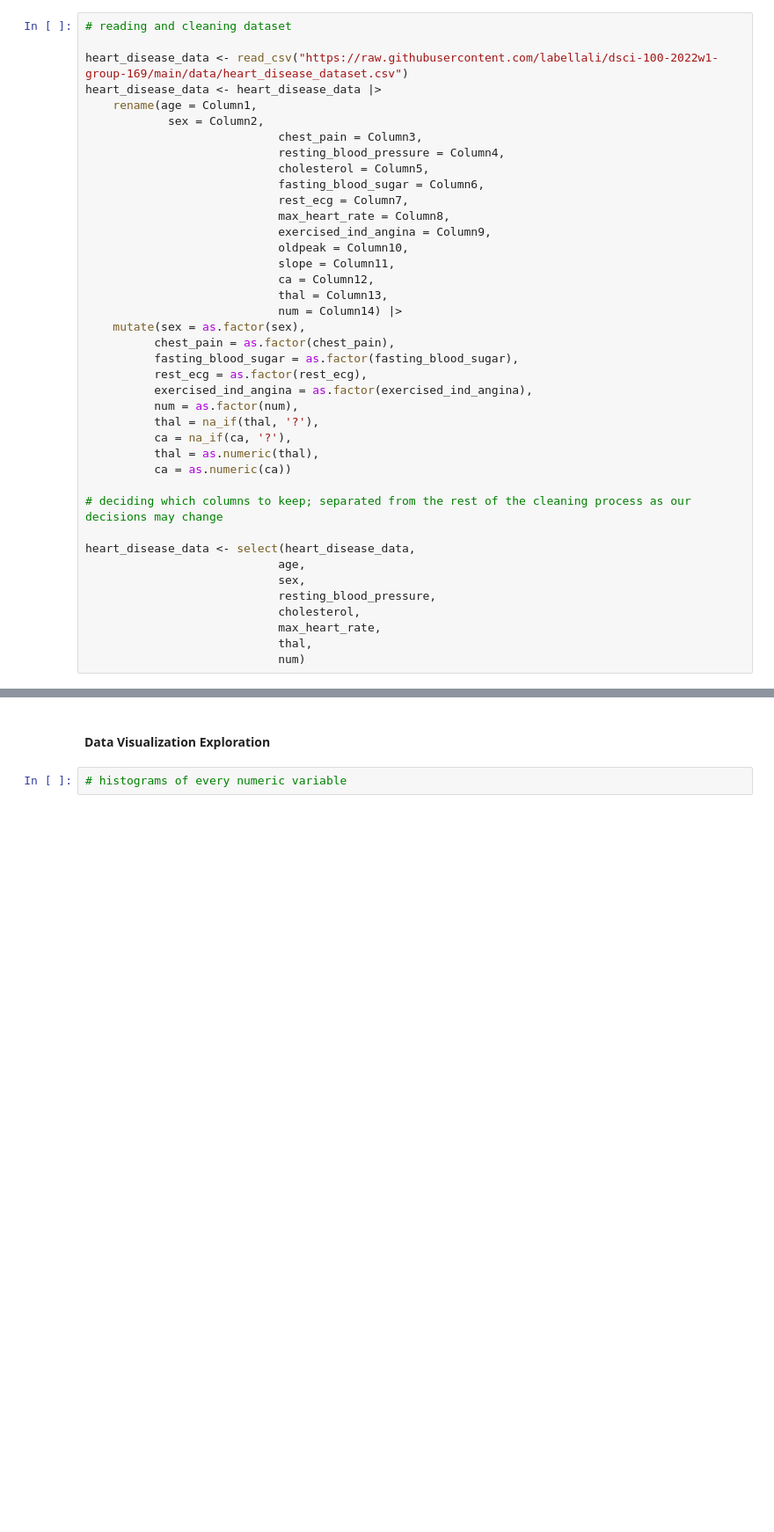
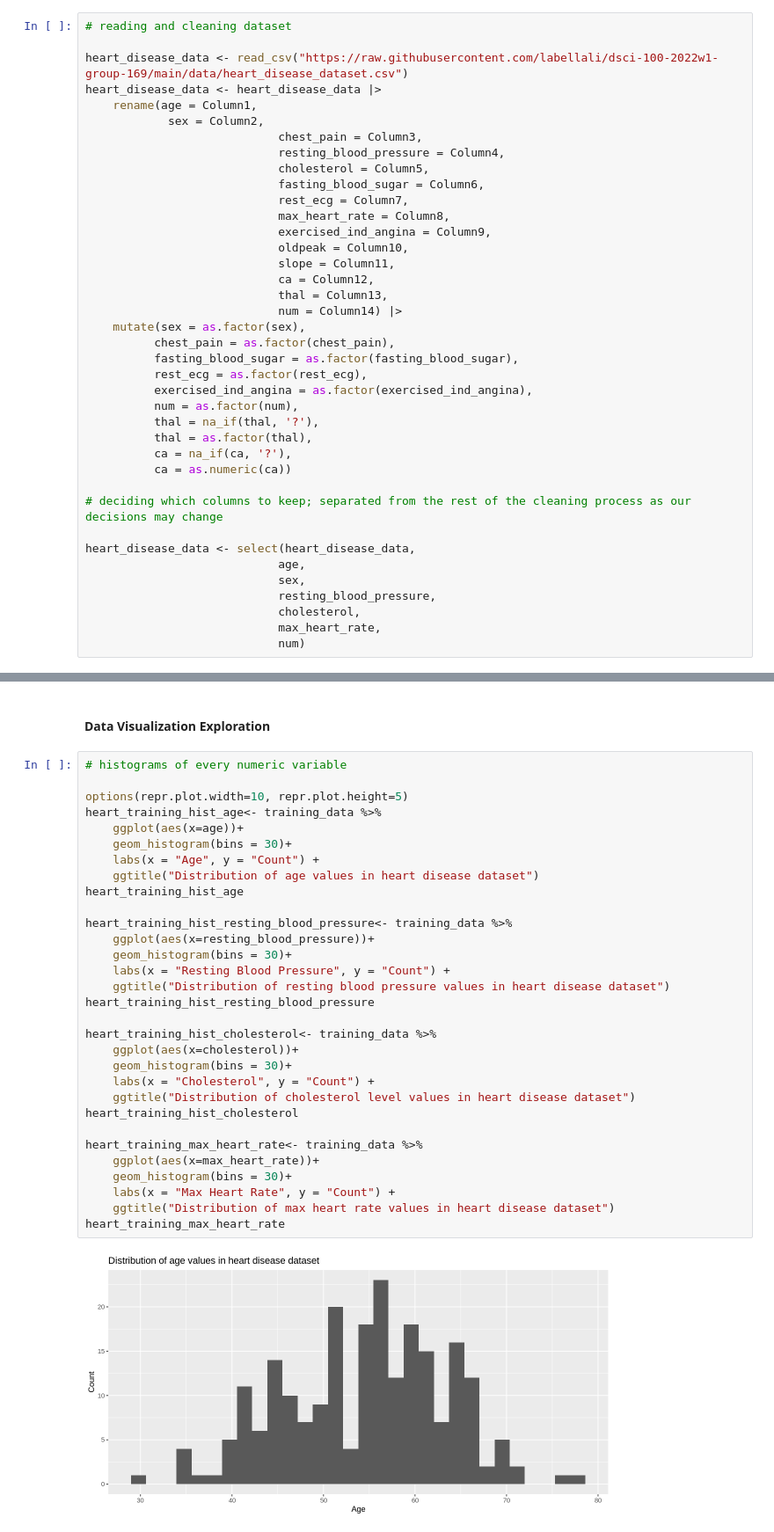
Before and after one commit to Yusen121/heart_disease_simple, a Jupyter notebook: data/group_project_proposal.ipynb, the cells around one changed output, grey strips where cells are left out. Shown at 88% size. Saved outputs shown, nothing was run; the diff lists cells and outputs as text; blank space fills up the shorter version.

```diff
--- a/data/group_project_proposal.ipynb
+++ b/data/group_project_proposal.ipynb
@@ -79,8 +79,8 @@ heart_disease_data <- heart_disease_data |>
           exercised_ind_angina = as.factor(exercised_ind_angina),
           num = as.factor(num),
           thal = na_if(thal, '?'),
+          thal = as.factor(thal),
           ca = na_if(ca, '?'),
-          thal = as.numeric(thal),
           ca = as.numeric(ca))
 
 # deciding which columns to keep; separated from the rest of the cleaning process as our decisions may change
@@ -91,7 +91,6 @@ heart_disease_data <- select(heart_disease_data,
                             resting_blood_pressure,
                             cholesterol,
                             max_heart_rate,
-                            thal,
                             num)
 # %% [output]
 Rows: 303 Columns: 14
@@ -213,3 +196,34 @@ analysis of table results
 #### Data Visualization Exploration
 # %%
 # histograms of every numeric variable
+
+options(repr.plot.width=10, repr.plot.height=5)
+heart_training_hist_age<- training_data %>%
+    ggplot(aes(x=age))+
+    geom_histogram(bins = 30)+
+    labs(x = "Age", y = "Count") +
+    ggtitle("Distribution of age values in heart disease dataset")
+heart_training_hist_age
+
+heart_training_hist_resting_blood_pressure<- training_data %>%
+    ggplot(aes(x=resting_blood_pressure))+
+    geom_histogram(bins = 30)+
+    labs(x = "Resting Blood Pressure", y = "Count") +
+    ggtitle("Distribution of resting blood pressure values in heart disease dataset")
+heart_training_hist_resting_blood_pressure
+
+heart_training_hist_cholesterol<- training_data %>%
+    ggplot(aes(x=cholesterol))+
+    geom_histogram(bins = 30)+
+    labs(x = "Cholesterol", y = "Count") +
+    ggtitle("Distribution of cholesterol level values in heart disease dataset")
+heart_training_hist_cholesterol
+
+heart_training_max_heart_rate<- training_data %>%
+    ggplot(aes(x=max_heart_rate))+
+    geom_histogram(bins = 30)+
+    labs(x = "Max Heart Rate", y = "Count") +
+    ggtitle("Distribution of max heart rate values in heart disease dataset")
+heart_training_max_heart_rate
+# %% [output]
+[figure, added]
```
Also changed, not shown: parts of 12 cells of this notebook.
